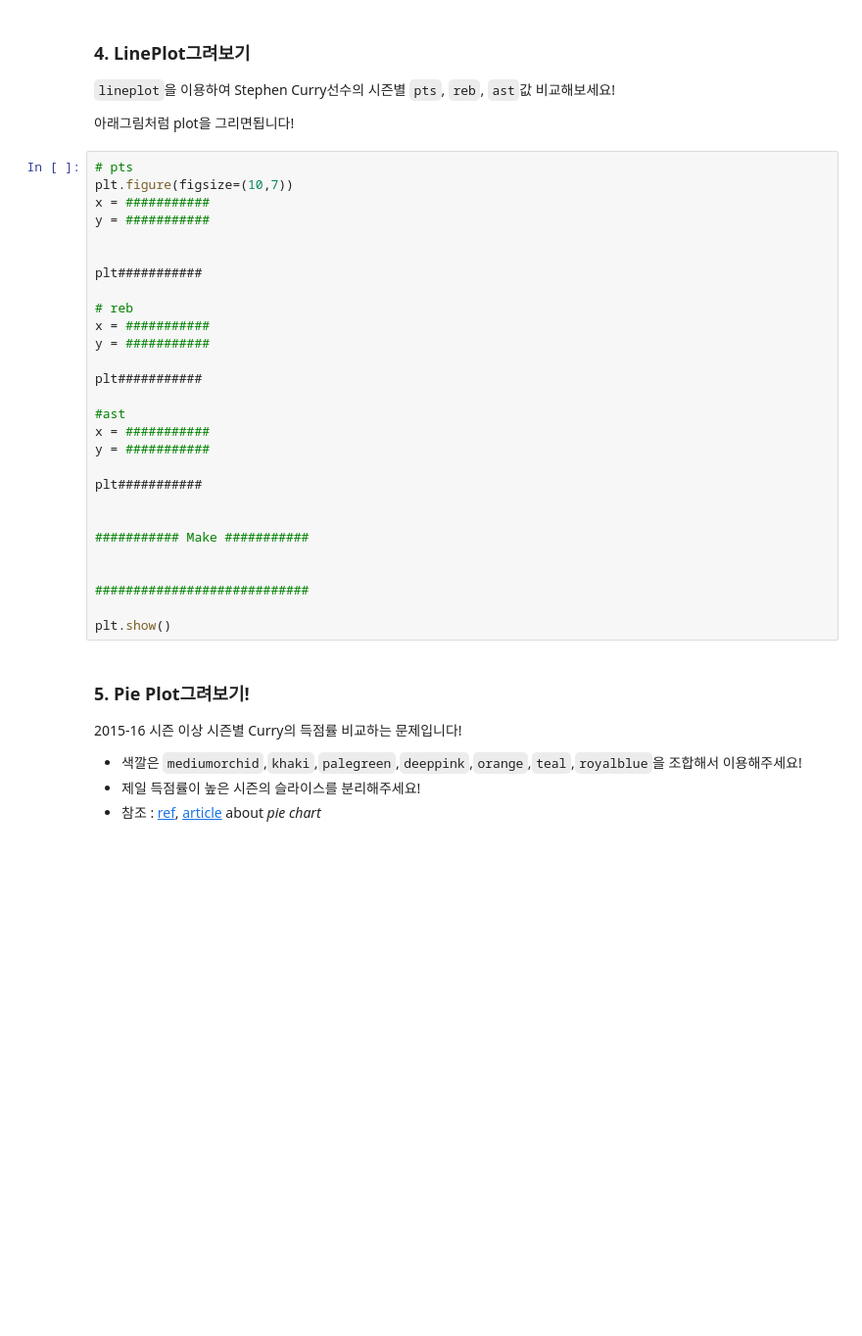
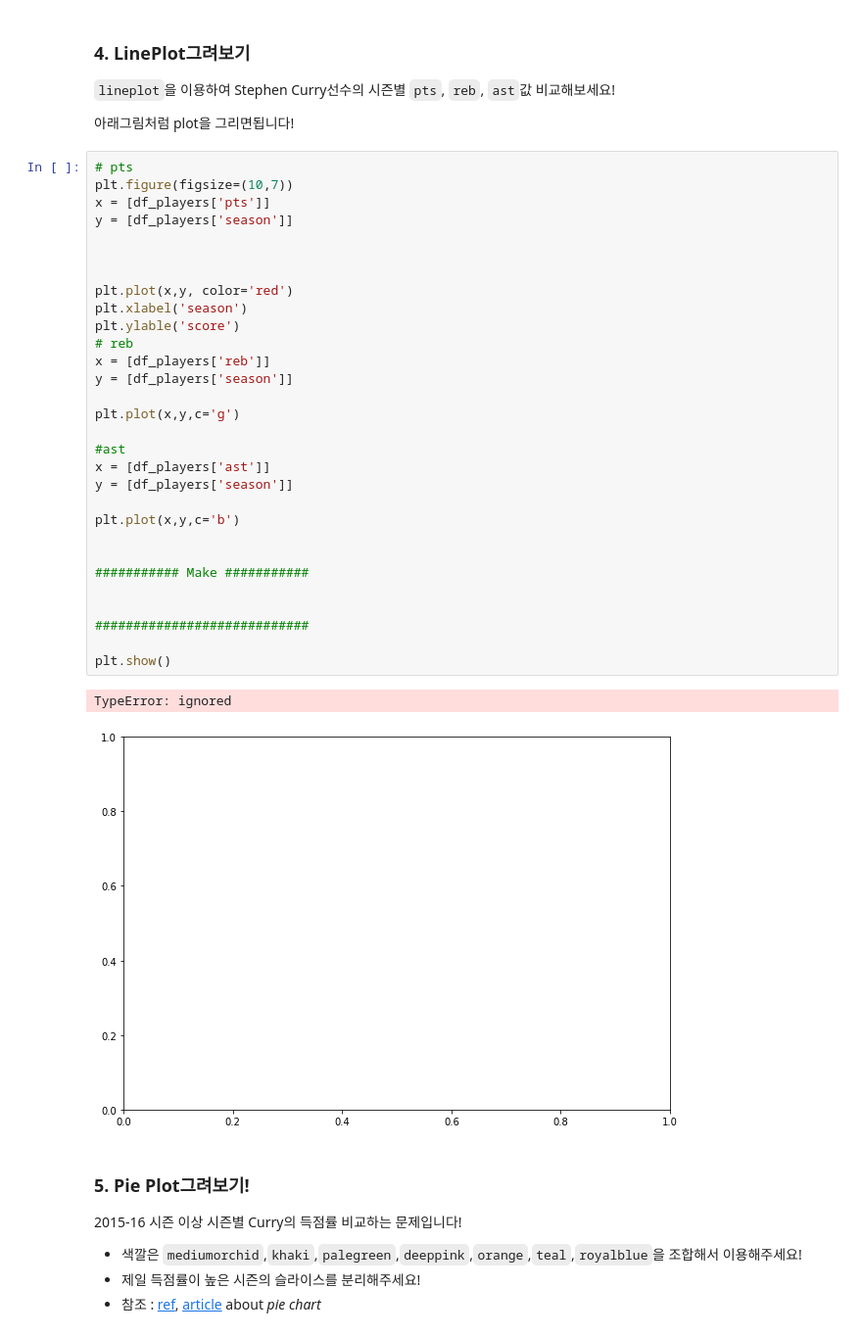
Before and after one commit to Ji-wonLee/data-anylysis-programming, a Jupyter notebook: lecture4.ipynb, the cells around one changed output. Shown at 98% size. Drawn from its saved outputs; the diff is of its cells as text; blank space fills up the shorter version.

```diff
--- a/lecture4.ipynb
+++ b/lecture4.ipynb
@@ -366,31 +366,36 @@ Curry_data
 # %%
 # pts
 plt.figure(figsize=(10,7))
-x = ###########
-y = ###########
+x = [df_players['pts']]
+y = [df_players['season']]
 
 
-plt###########
 
+plt.plot(x,y, color='red')
+plt.xlabel('season')
+plt.ylable('score')
 # reb
-x = ###########
-y = ###########
+x = [df_players['reb']]
+y = [df_players['season']]
 
-plt###########
+plt.plot(x,y,c='g')
 
 #ast
-x = ###########
-y = ###########
+x = [df_players['ast']]
+y = [df_players['season']]
 
-plt###########
+plt.plot(x,y,c='b')
 
 
 ########### Make ###########
 
 
 ############################
 
 plt.show()
+# %% [output]
+TypeError: ignored
+[figure, added]
 # %% [markdown]
 ### 5. Pie Plot그려보기!
 
```
Also changed, not shown: parts of 1 cell of this notebook.
